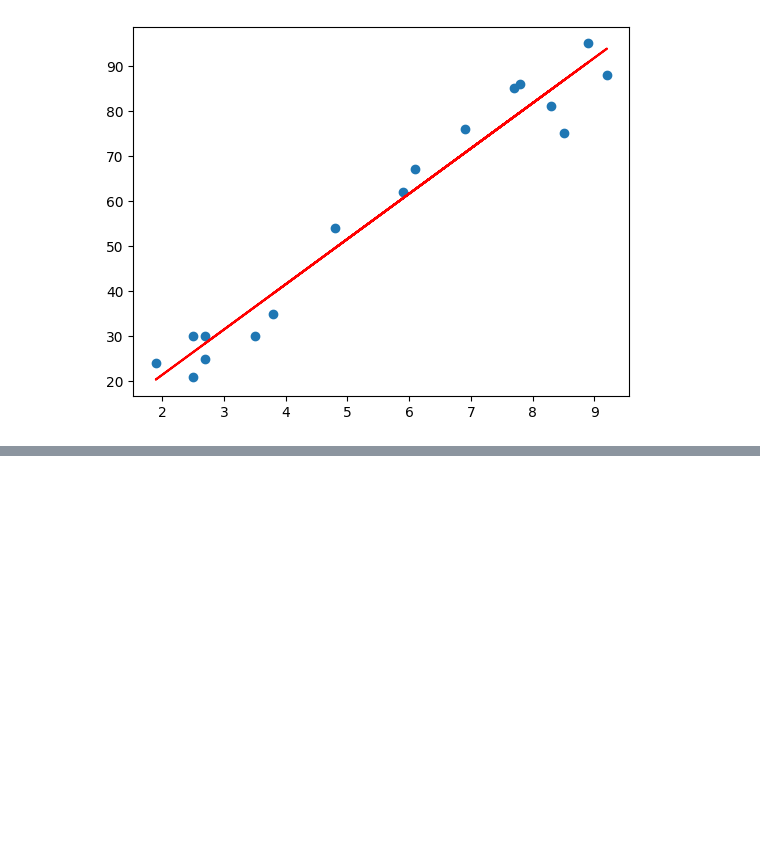
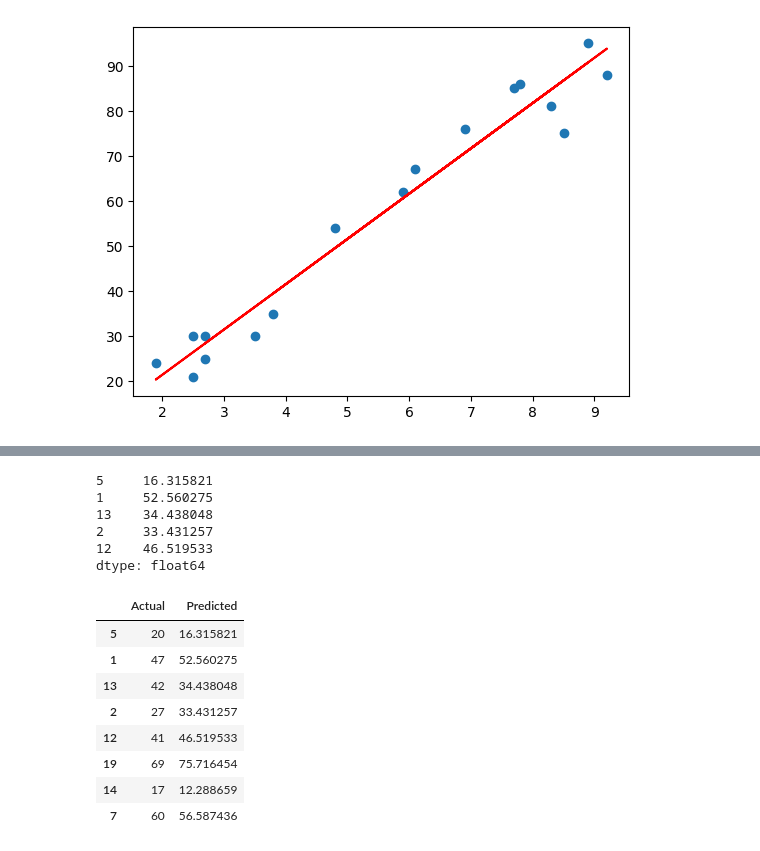
Before and after one commit to RaqeebShaikh12/Prediction-using-Supervised-ML, a Jupyter notebook: ML_Project_Predict_the_Percentage_of_Marks.ipynb, the cells around one changed output, grey strips where cells are left out. Drawn from its saved outputs; the diff is of its cells as text; code cells hidden in the pictures; blank space fills up the shorter version.

```diff
--- a/ML_Project_Predict_the_Percentage_of_Marks.ipynb
+++ b/ML_Project_Predict_the_Percentage_of_Marks.ipynb
@@ -184,0 +149,29 @@ plt.show()
+# %%
+# Add a constant to X_test
+X_test_sm = sm.add_constant(X_test)
+
+# Predict the y values corresponding to X_test_sm
+y_pred = lr.predict(X_test_sm)
+# %%
+y_pred.head()
+# %% [output]
+5     16.315821
+1     52.560275
+13    34.438048
+2     33.431257
+12    46.519533
+dtype: float64
+# %%
+# Comparing Actual vs Predicted
+df = pd.DataFrame({'Actual': y_test, 'Predicted': y_pred})
+df
+# %% [output]
+|  | Actual | Predicted |
+| 5 | 20 | 16.315821 |
+| 1 | 47 | 52.560275 |
+| 13 | 42 | 34.438048 |
+| 2 | 27 | 33.431257 |
+| 12 | 41 | 46.519533 |
+| 19 | 69 | 75.716454 |
+| 14 | 17 | 12.288659 |
+| 7 | 60 | 56.587436 |
```
Also changed, not shown: parts of 20 cells of this notebook.
